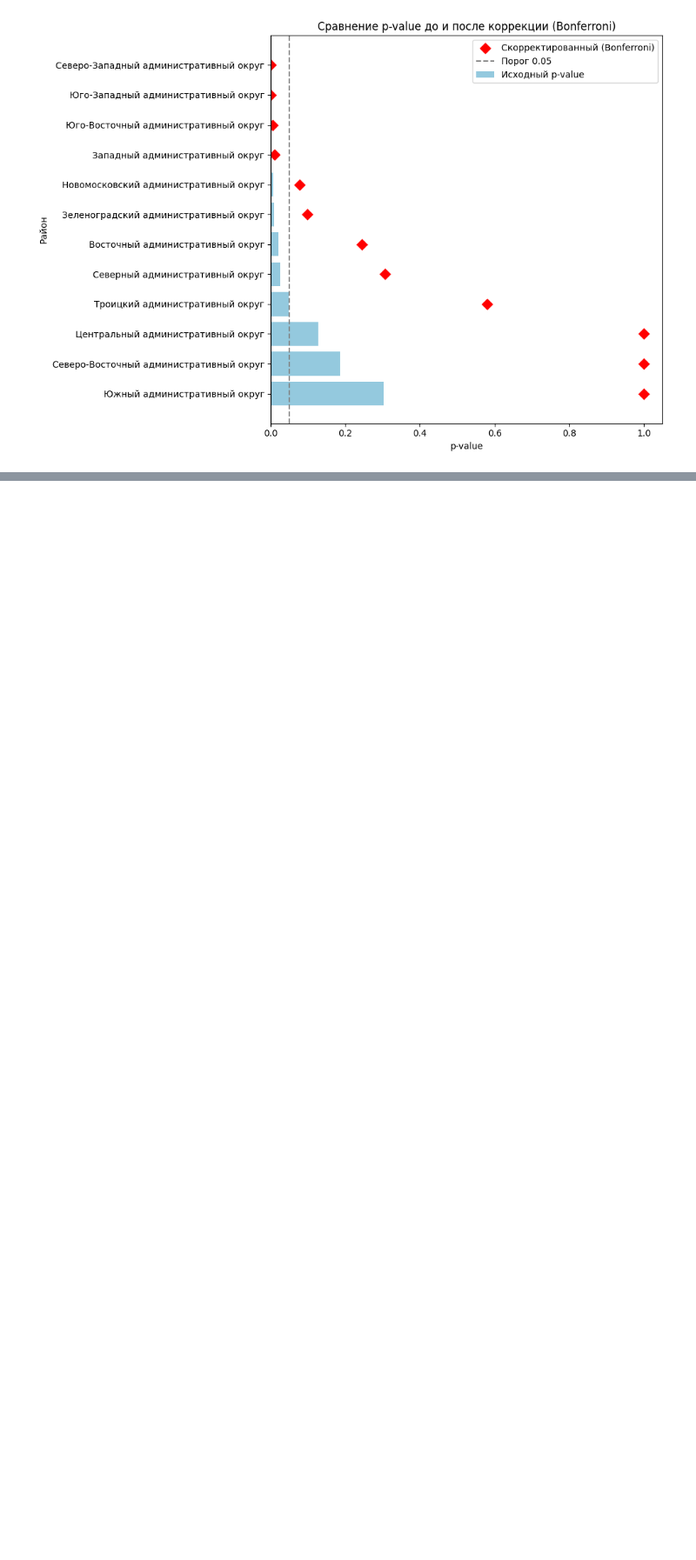
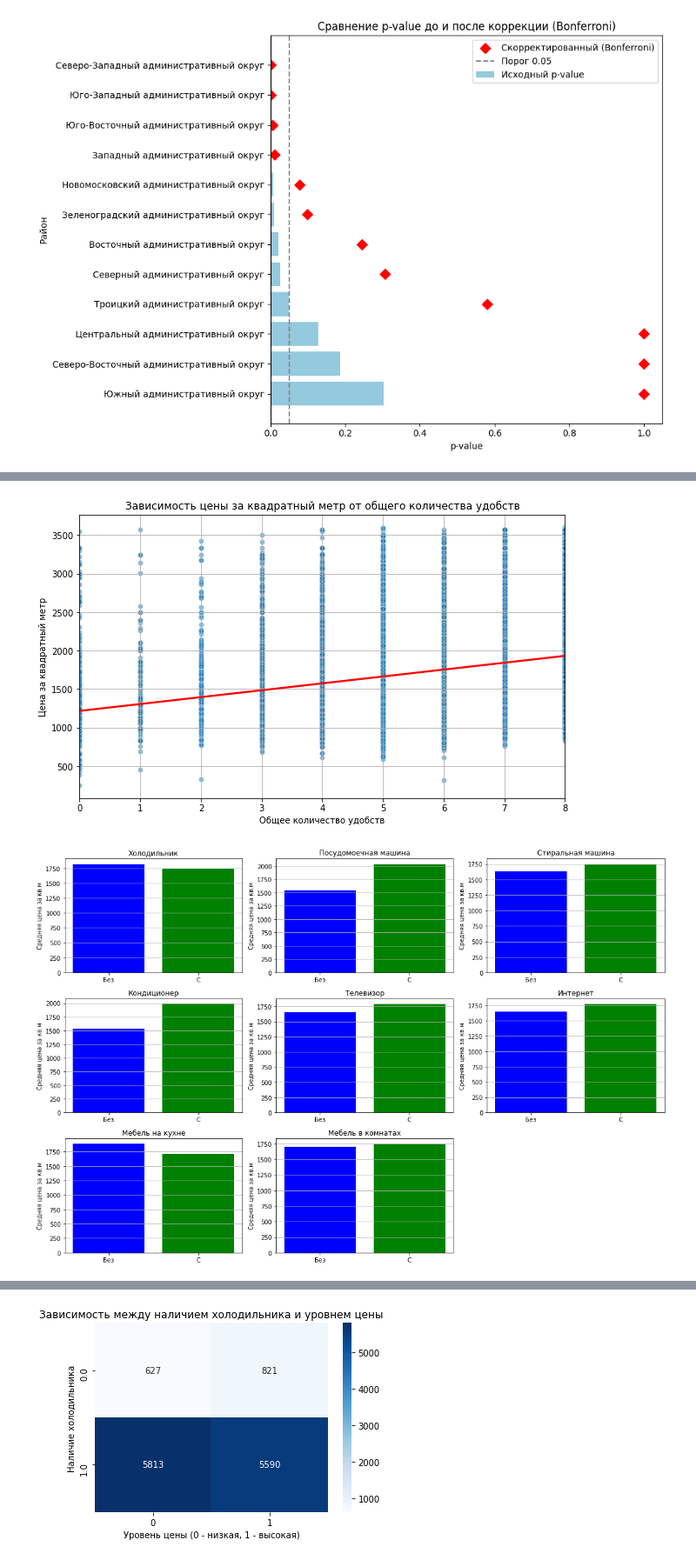
Before and after one commit to Lemekhova/Analysis_of_Housing_Prices, a Jupyter notebook: Hypothese_Infra.ipynb, the cells around one changed output, grey strips where cells are left out. Shown at 87% size. Drawn from its saved outputs; the diff is of its cells as text; code cells hidden in the pictures; blank space fills up the shorter version.

```diff
--- a/Hypothese_Infra.ipynb
+++ b/Hypothese_Infra.ipynb
@@ -460,0 +632,60 @@ plt.show()
+# %%
+# Создание нового столбца "total_conveniences" - общее количество удобств
+convenience_columns = [
+    'Холодильник', 'Посудомоечная машина', 'Стиральная машина', 'Кондиционер',
+    'Телевизор', 'Интернет', 'Мебель на кухне', 'Мебель в комнатах'
+]
+df['total_conveniences'] = df[convenience_columns].sum(axis=1)
+
+# Основные переменные
+price_per_meter = df['r_per_meter']
+total_conveniences = df['total_conveniences']
+
+# 1. График зависимости цены за квадратный метр от общего количества удобств
+plt.figure(figsize=(10, 6))
+sns.scatterplot(x=total_conveniences, y=price_per_meter, alpha=0.5)
+sns.regplot(x=total_conveniences, y=price_per_meter, scatter=False, color='red', ci=None)
+plt.title('Зависимость цены за квадратный метр от общего количества удобств')
+plt.xlabel('Общее количество удобств')
+plt.ylabel('Цена за квадратный метр')
+plt.grid()
+plt.show()
+
+# 2. Гистограммы средней цены за квадратный метр для наличия/отсутствия конкретных удобств
+plt.figure(figsize=(15, 10))
+for i, convenience in enumerate(convenience_columns, 1):
+    plt.subplot(3, 3, i)  # 3x3 сетка для 8 удобств
+    group_with = price_per_meter[df[convenience] == 1]
+    group_without = price_per_meter[df[convenience] == 0]
+
+    # Построение гистограмм
+    plt.bar(['Без', 'С'], [group_without.mean(), group_with.mean()], color=['blue', 'green'])
+    plt.title(f'{convenience}')
+    plt.ylabel('Средняя цена за кв.м')
+    plt.grid(axis='y')
+
+plt.tight_layout()
+plt.show()
+
+# 3. Тепловая карта корреляций между ценой за квадратный метр и удобствами
+correlation_matrix = df[convenience_columns + ['r_per_meter']].corr()
+plt.figure(figsize=(10, 8))
+sns.heatmap(correlation_matrix, annot=True, cmap='coolwarm', fmt='.2f')
+plt.title('Корреляции между ценой за квадратный метр и удобствами')
+plt.show()
+
+# 4. Тест Хи-квадрат: Визуализация зависимости наличия холодильника и уровня цены
+median_price = df['r_per_meter'].median()
+df['high_price'] = (df['r_per_meter'] > median_price).astype(int)
+
+contingency_table = pd.crosstab(df['Холодильник'], df['high_price'])
+
+plt.figure(figsize=(6, 4))
+sns.heatmap(contingency_table, annot=True, fmt='d', cmap='Blues')
+plt.title('Зависимость между наличием холодильника и уровнем цены')
+plt.xlabel('Уровень цены (0 - низкая, 1 - высокая)')
+plt.ylabel('Наличие холодильника')
+plt.show()
+# %% [output]
+[figure, added]
+[figure, added]
@@ -460,0 +693 @@ plt.show()
+[figure, added]
```
Also changed, not shown: parts of 96 cells of this notebook.
